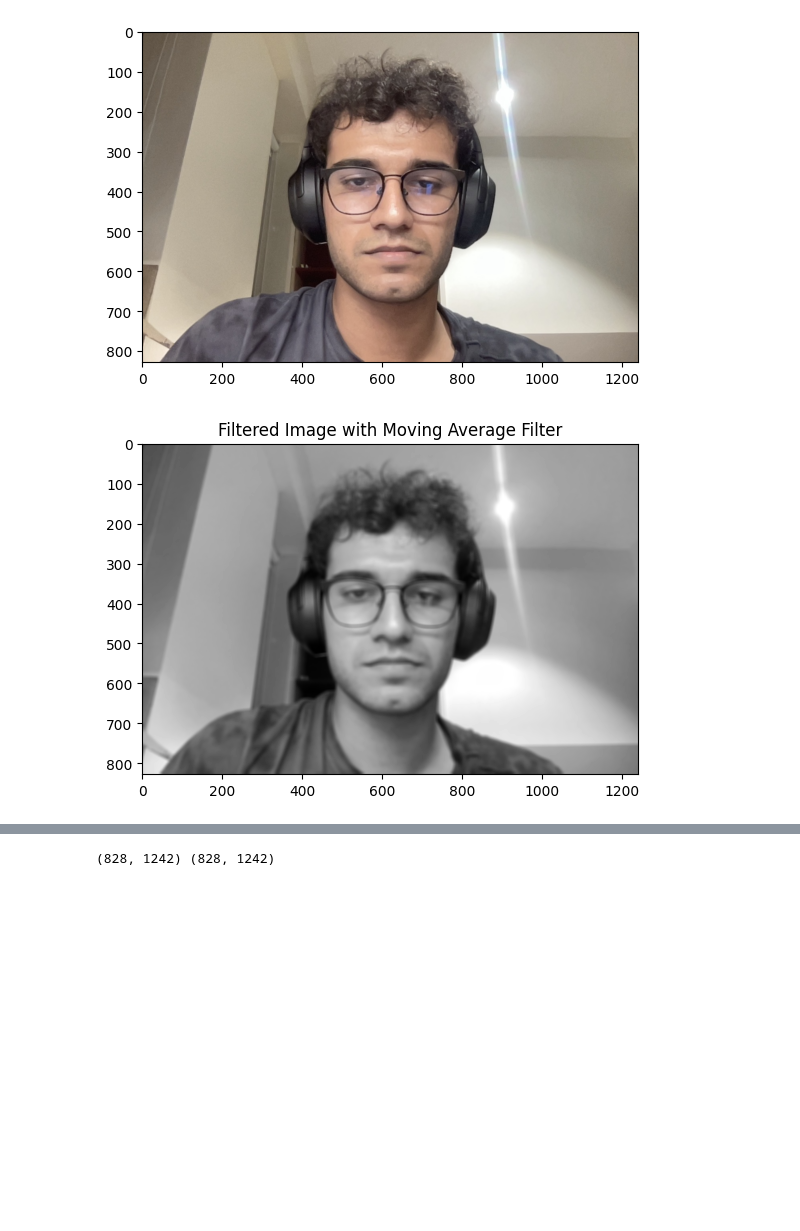
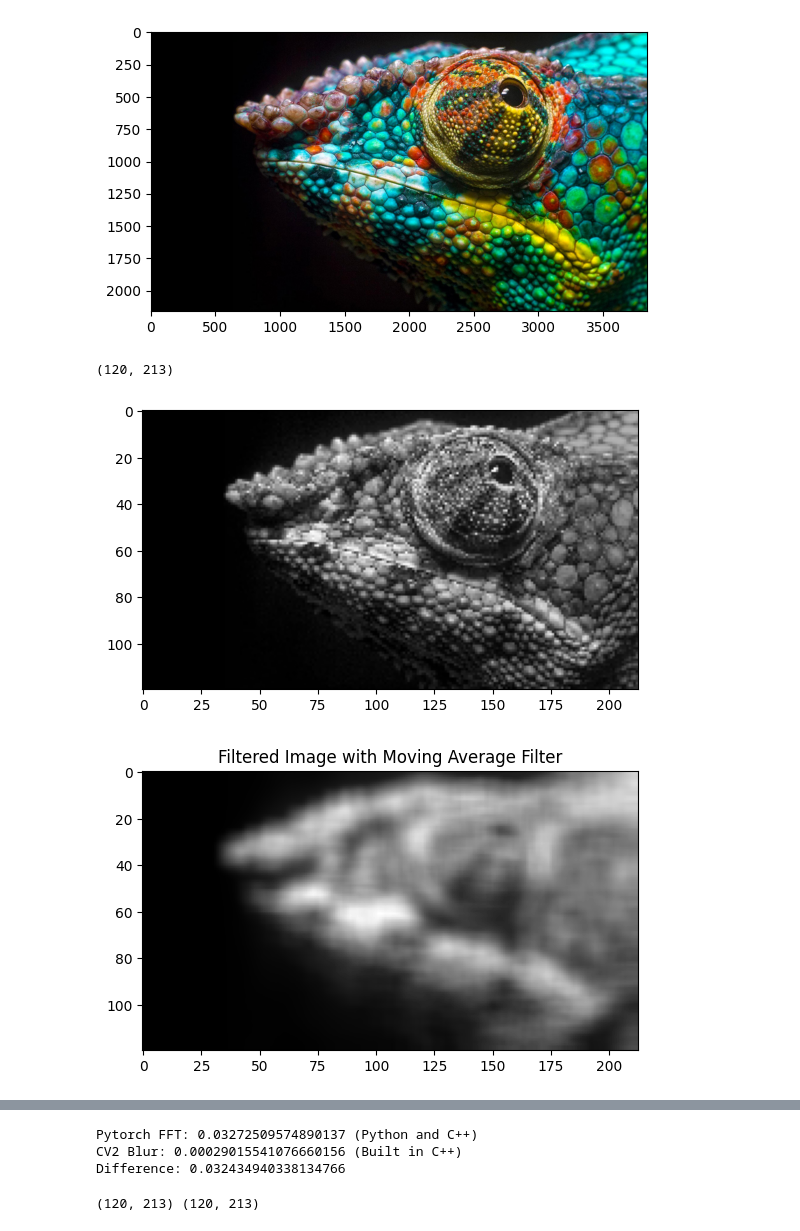
Before and after one commit to natharyan/CS-2467-Monsoon-2024, a Jupyter notebook: PSET1/C.ipynb, the cells around one changed output, grey strips where cells are left out. Saved outputs shown, nothing was run; the diff lists cells and outputs as text; code cells hidden in the pictures; blank space fills up the shorter version.

```diff
--- a/PSET1/C.ipynb
+++ b/PSET1/C.ipynb
@@ -229,16 +323,22 @@ import torch.nn.functional as F
 from time import time
 
 # Load the image using OpenCV
-org = cv2.imread('../../images/me.png')
+org = cv2.imread('../../images/chameleon.jpg')
 plt.imshow(cv2.cvtColor(org, cv2.COLOR_BGR2RGB))
 plt.show()
 
 # Convert the image to grayscale
 greyorg = cv2.cvtColor(org, cv2.COLOR_BGR2GRAY)
 
+greyorg_resized = cv2.resize(greyorg, (greyorg.shape[1]//18,greyorg.shape[0]//18))
+print(greyorg_resized.shape)
+
+plt.imshow(cv2.cvtColor(greyorg_resized,cv2.COLOR_RGB2BGR))
+plt.show()
+
 # Convert the grayscale image to a PyTorch tensor
 # OpenCV loads images with shape (H, W), but we need to add a batch dimension and channel dimension
-input_tensor = torch.tensor(greyorg, dtype=torch.float32).unsqueeze(0).unsqueeze(0)
+input_tensor = torch.tensor(greyorg_resized, dtype=torch.float32).unsqueeze(0).unsqueeze(0)
 
 # Normalize the input tensor to the range [0, 1]
 input_tensor = input_tensor / 255.0
@@ -249,32 +349,50 @@ moving_average_kernel = torch.ones(1, 1, matrsize, matrsize) / (matrsize*matrsiz
 
 # Initialize the FFTConv2d layer with the moving average kernel
 conv_layer = FFTConv2d(in_channels=1, out_channels=1, kernel_size=3, bias=False)
 
 # Set the weight of the convolution layer to the moving average filter
 conv_layer.weight.data = moving_average_kernel
 
 if matrsize % 2 == 0:
     padding_left = (matrsize // 2) - 1
     padding_right = matrsize // 2
     padding_top = (matrsize // 2) - 1
     padding_bottom = matrsize // 2
 else:
     padding_left = padding_right = padding_top = padding_bottom = (matrsize - 1) // 2
 
 padded_input = F.pad(input_tensor, pad=(padding_left, padding_right, padding_top, padding_bottom), mode='reflect')
 
 # Perform the convolution operation
 start = time()
 output_tensor = conv_layer(padded_input)
 fft_time = time() - start
 
 # Convert the output back to a NumPy array for displaying
 output_image = output_tensor.squeeze().detach().numpy()
 
 # Display the output image
 plt.imshow(output_image,cmap='gray')
 plt.title("Filtered Image with Moving Average Filter")
 plt.show()
+
+start = time()
+cv2blurred = cv2.blur(greyorg_resized, (matrsize, matrsize))
+cv2blur_time = time() - start
+plt.imshow(cv2blurred, cmap='gray')
+plt.title("CV2 Blurred")
+plt.show()
+
+# pad output_image to increase its size to match the original image
+plt.imshow(output_image - cv2blurred, cmap='gray')
+plt.title("Difference")
+plt.show()
+
+print("Pytorch FFT:",fft_time, "(Python and C++)")
+print("CV2 Blur:",cv2blur_time,"(Built in C++)")
+print("Difference:",fft_time-cv2blur_time)
 # %% [output]
-[figure, old version]
+[figure, new version]
+(120, 213)
-[figure, old version]
+[figure, new version]
+[figure, added]
@@ -281,4 +401,7 @@ plt.show()
+Pytorch FFT: 0.03272509574890137 (Python and C++)
+CV2 Blur: 0.00029015541076660156 (Built in C++)
+Difference: 0.032434940338134766
 # %%
-print(greyorg.shape, output_image.shape)
+print(greyorg_resized.shape, output_image.shape)
 # %% [output]
-(828, 1242) (828, 1242)
+(120, 213) (120, 213)
```
Also changed, not shown: parts of 8 cells of this notebook, 3 other files.
